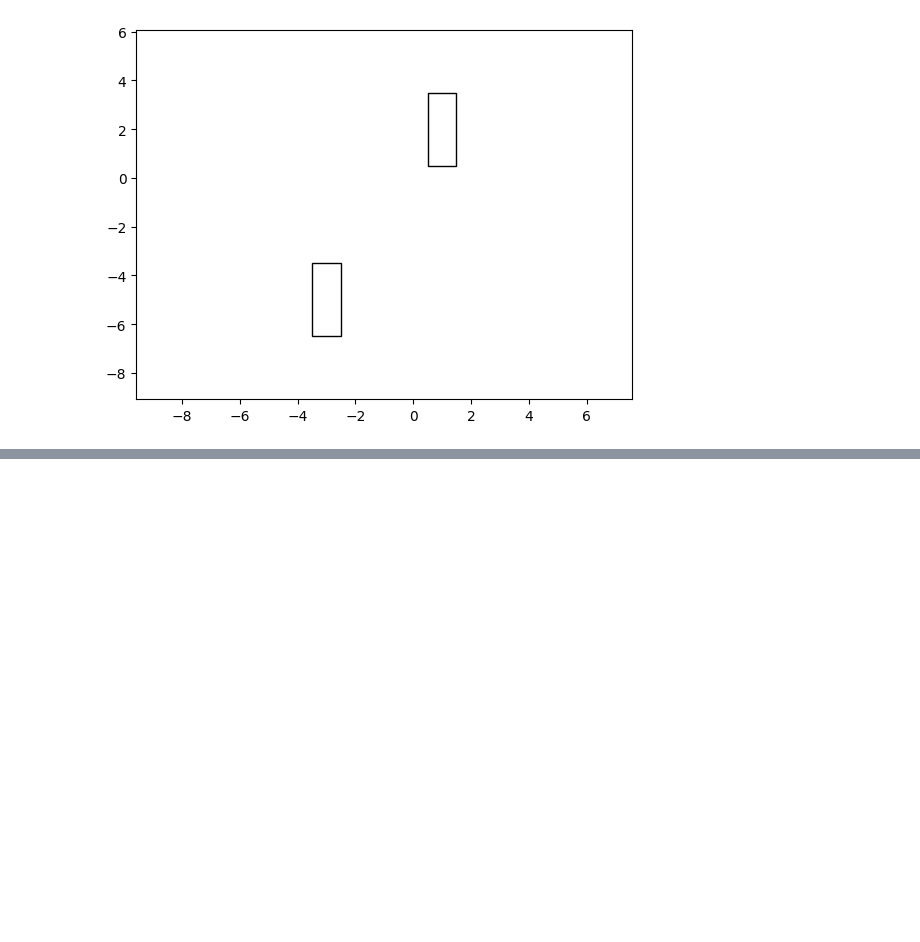
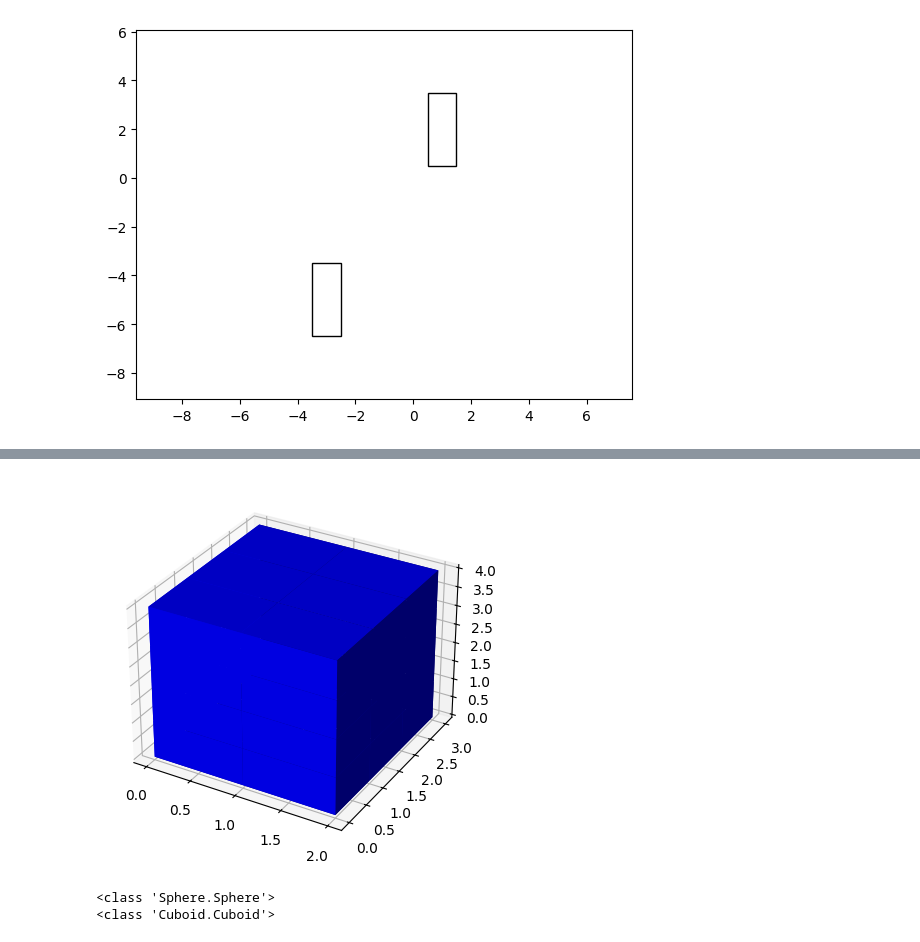
Before and after one commit to johan-suld/Python_johan_suld, a Jupyter notebook: Labs/Labb3/manual_tests.ipynb, the cells around one changed output, grey strips where cells are left out. Saved outputs shown, nothing was run; the diff lists cells and outputs as text; code cells hidden in the pictures; blank space fills up the shorter version.

```diff
--- a/Labs/Labb3/manual_tests.ipynb
+++ b/Labs/Labb3/manual_tests.ipynb
@@ -60,0 +105,14 @@ print(rect1.side1)
+# %%
+from Cuboid import Cuboid
+
+cuboid3 = Cuboid(x=2, y=3, z=4, side1=1, side2=2, side3=3)
+cuboid3.draw()
+#sphere3.translate(x=1, y=1, z=1)
+# %% [output]
+[figure, added]
+# %%
+print(type(sphere3))
+print(type(cuboid3))
+# %% [output]
+<class 'Sphere.Sphere'>
+<class 'Cuboid.Cuboid'>
```
Also changed, not shown: parts of 7 cells of this notebook, 7 other files.
